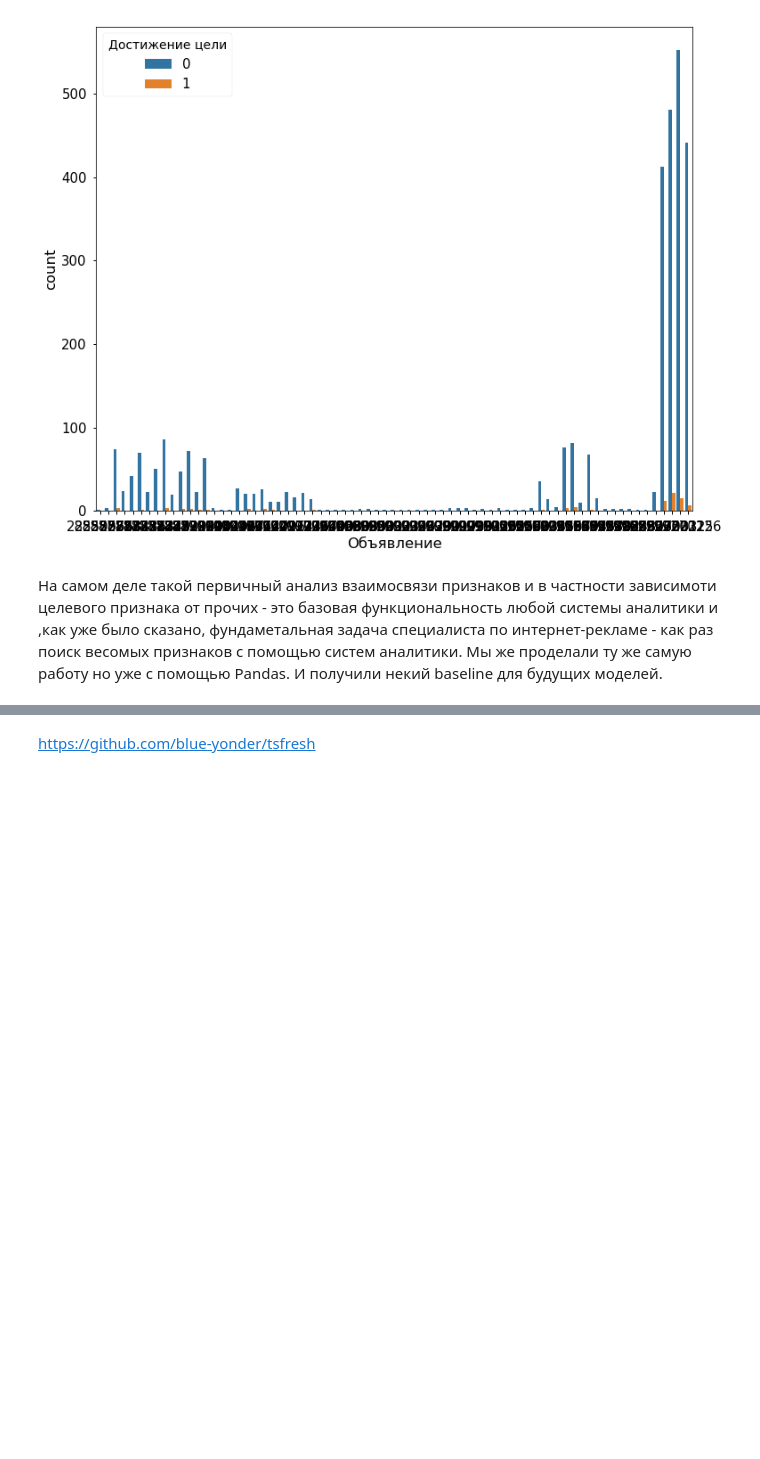
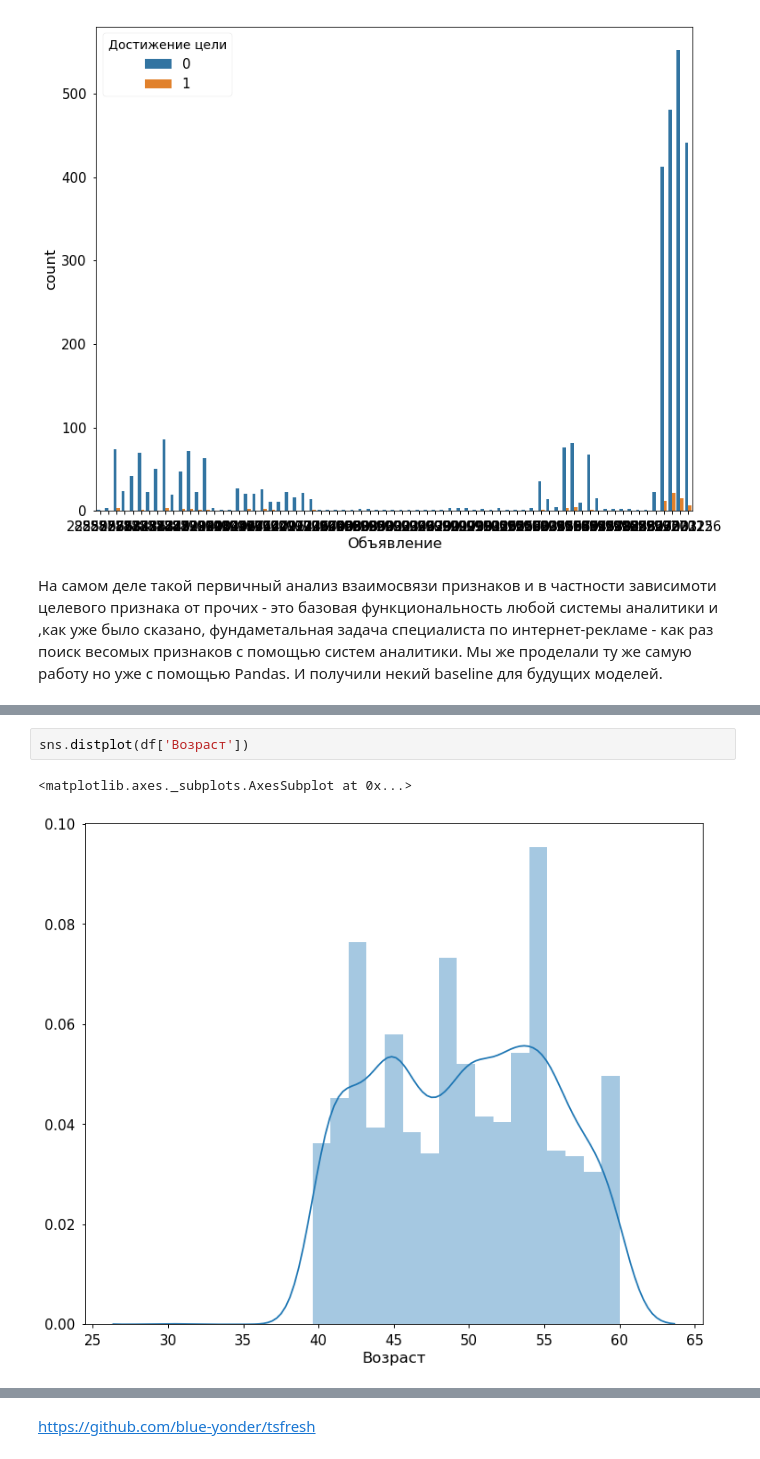
Before and after one commit to maxsaprykin/ind_project, a Jupyter notebook: Определение факторов, влияющих на выполнение целевого действия посетителем интернет-страницы.ipynb, the cells around one changed output, grey strips where cells are left out. Cells and saved outputs as stored; diff of their text form; blank space fills up the shorter version.

```diff
--- a/Определение факторов, влияющих на выполнение целевого действия посетителем интернет-страницы.ipynb
+++ b/Определение факторов, влияющих на выполнение целевого действия посетителем интернет-страницы.ipynb
@@ -284,0 +306,5 @@ sns.countplot(x='Объявление', hue='Достижение цели', dat
+# %%
+sns.distplot(df['Возраст'])
+# %% [output]
+<matplotlib.axes._subplots.AxesSubplot at 0x...>
+[figure, added]
```
Also changed, not shown: parts of 4 cells of this notebook.
